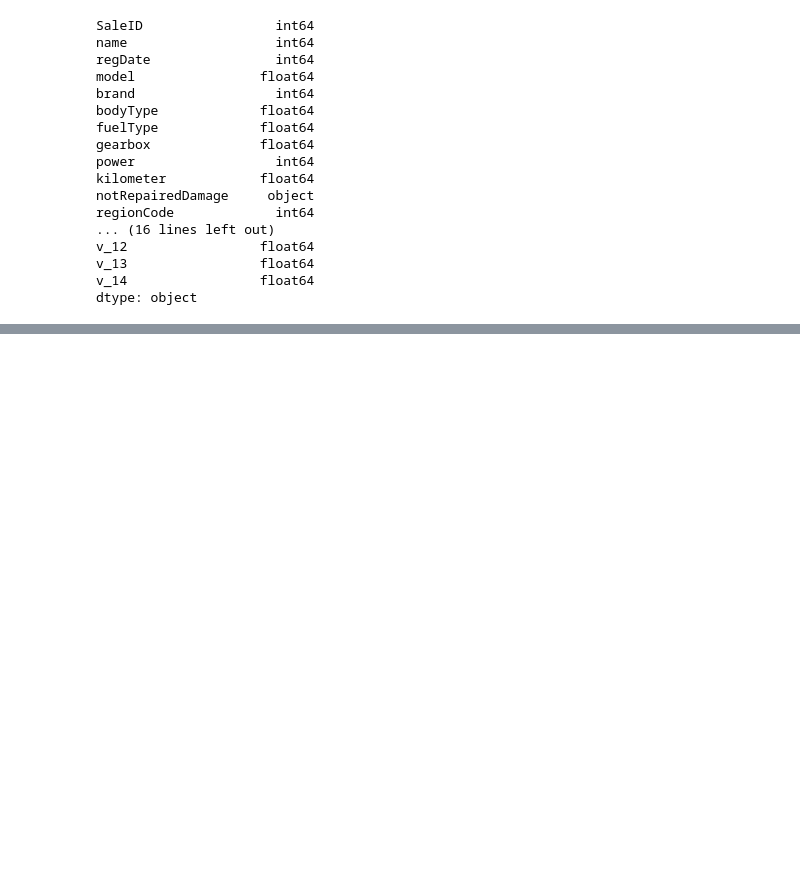
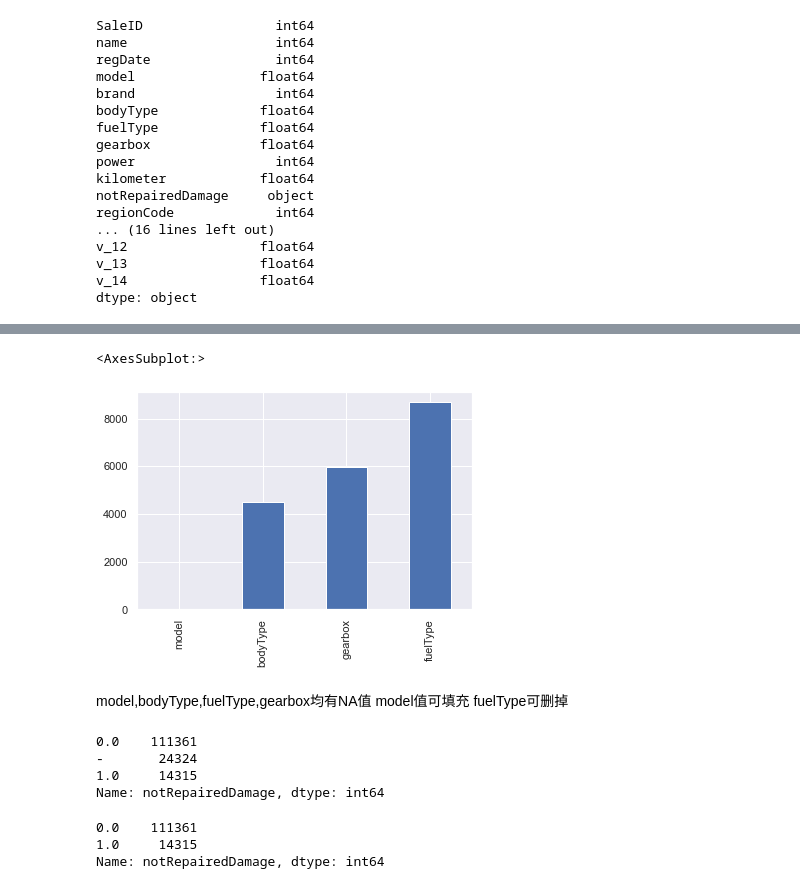
Before and after one commit to lytdigi-ai/used_cars, a Jupyter notebook: project_EDA.ipynb, the cells around one changed output, grey strips where cells are left out. Drawn from its saved outputs; the diff is of its cells as text; code cells hidden in the pictures; blank space fills up the shorter version.

```diff
--- a/project_EDA.ipynb
+++ b/project_EDA.ipynb
@@ -70,0 +155,27 @@ dtype: object
+# %%
+#nan visualization
+missing = train_data.isnull().sum()
+missing = missing[missing>0]
+missing.sort_values(inplace = True)
+missing.plot.bar()
+# %% [output]
+<AxesSubplot:>
+[figure, added]
+# %% [markdown]
+model,bodyType,fuelType,gearbox均有NA值
+model值可填充
+fuelType可删掉
+# %%
+train_data['notRepairedDamage'].value_counts()
+# %% [output]
+0.0    111361
+-       24324
+1.0     14315
+Name: notRepairedDamage, dtype: int64
+# %%
+train_data['notRepairedDamage'].replace('-', np.nan, inplace=True)
+train_data['notRepairedDamage'].value_counts()
+# %% [output]
+0.0    111361
+1.0     14315
+Name: notRepairedDamage, dtype: int64
```
Also changed, not shown: parts of 9 cells of this notebook.
